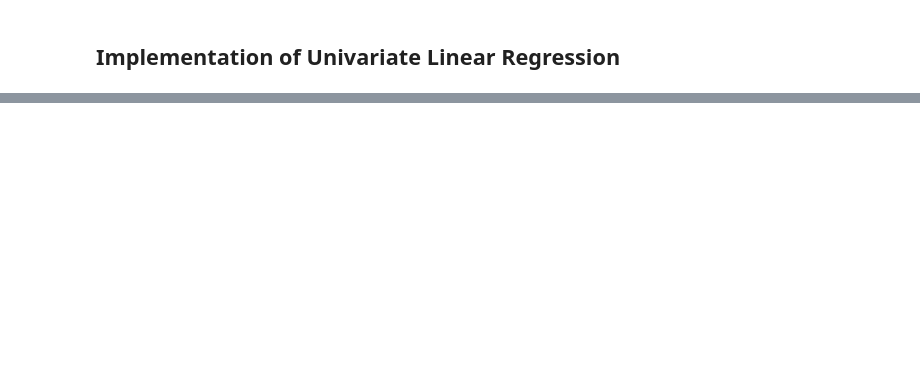
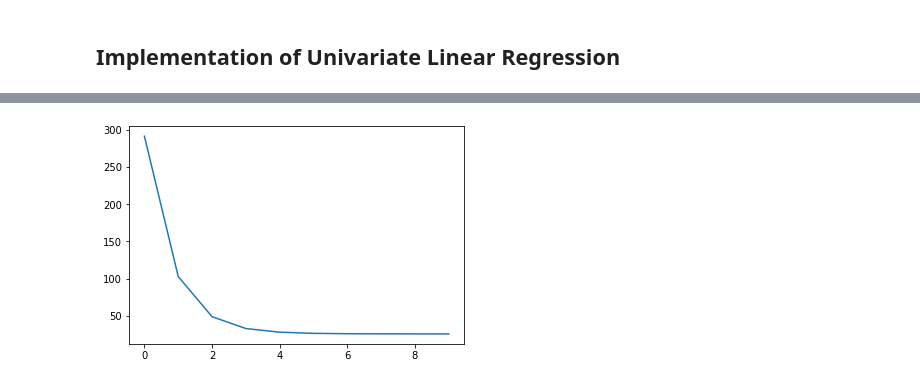
Before and after one commit to ipuneetgupta/Machine-Learning, a Jupyter notebook: LinearRegression/LinearRegressionImplementation.ipynb, the cells around one changed output, grey strips where cells are left out. Cells and saved outputs as stored; diff of their text form; code cells hidden in the pictures; blank space fills up the shorter version.

```diff
--- a/LinearRegression/LinearRegressionImplementation.ipynb
+++ b/LinearRegression/LinearRegressionImplementation.ipynb
@@ -119,0 +167,3 @@ class Univariate_LinearRegression:
+# %%
+losses_batch=LR.Train()
+losses_batch[-7:]
@@ -119,0 +183,6 @@ class Univariate_LinearRegression:
+# %%
+plt.figure()
+plt.plot(losses_batch)
+plt.show()
+# %% [output]
+[figure, added]
```
Also changed, not shown: parts of 48 cells of this notebook.
